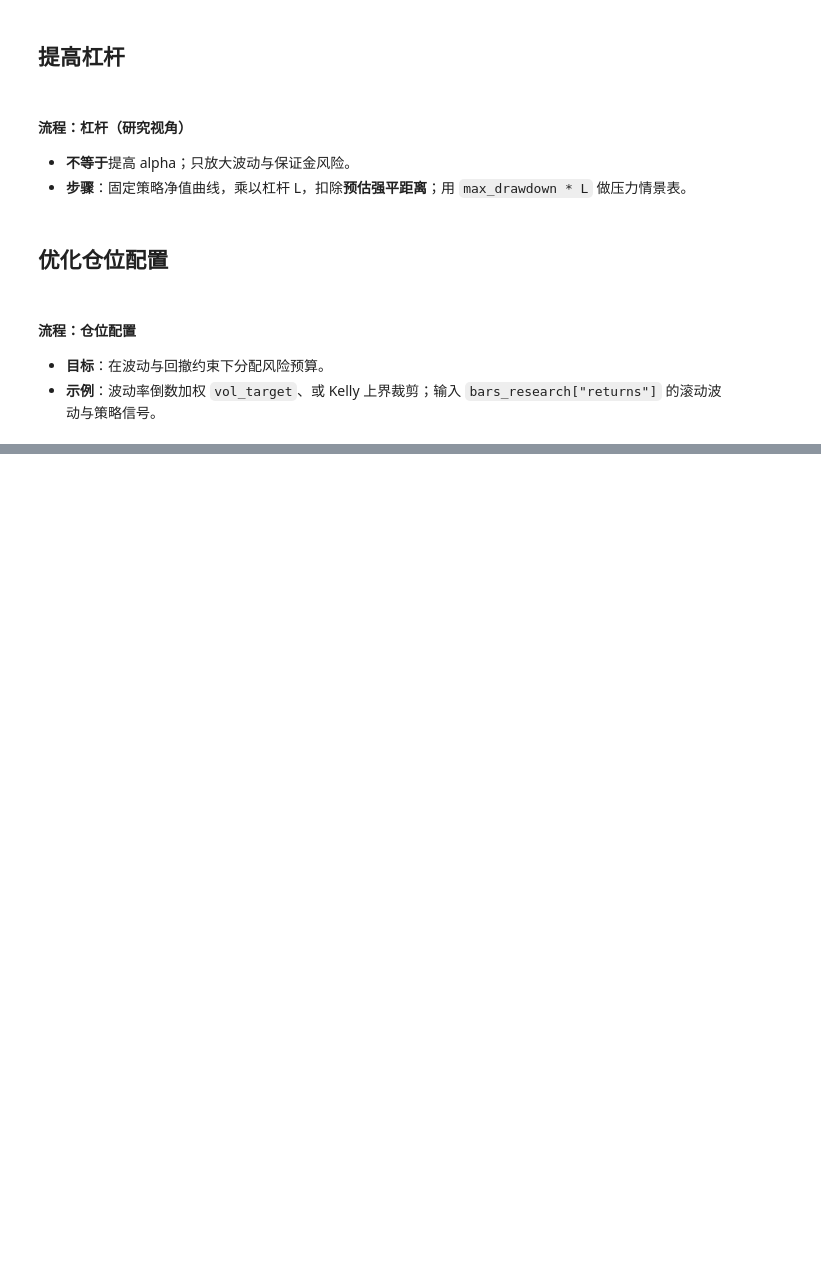
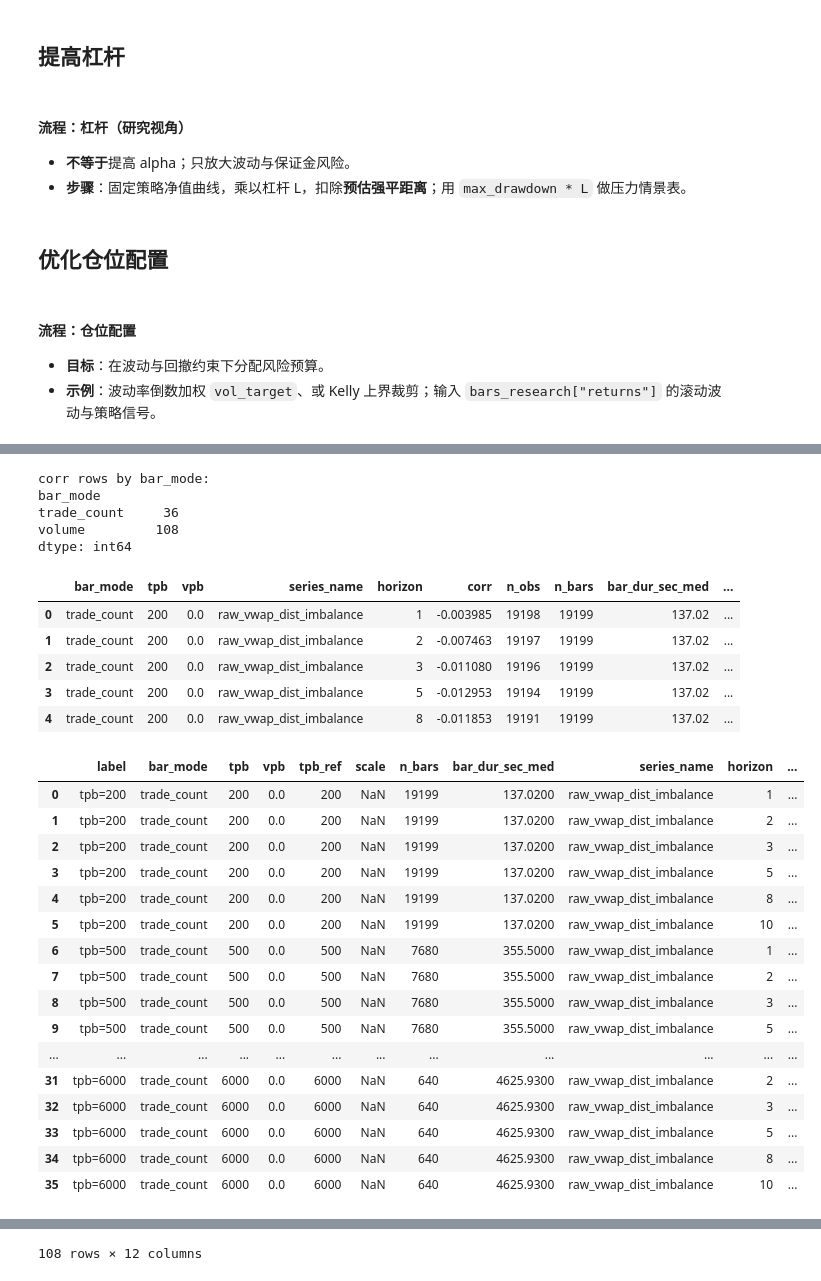
Before and after one commit to vincent-wat04/crypto_cta, a Jupyter notebook: notebooks/clean_signal_analysis.ipynb, the cells around one changed output, grey strips where cells are left out. Saved outputs shown, nothing was run; the diff lists cells and outputs as text; code cells hidden in the pictures; blank space fills up the shorter version.

```diff
--- a/notebooks/clean_signal_analysis.ipynb
+++ b/notebooks/clean_signal_analysis.ipynb
@@ -1498,0 +1635,62 @@ plt.show()
+# %%
+corr_frames = []
+for spec in bar_specs:
+    spec_in = {
+        "bar_mode": spec["bar_mode"],
+        "tpb": int(spec["tpb"]),
+        "vpb": float(spec["vpb"]),
+    }
+    corr_df, _bars_spec = evaluate_raw_signal_forward_corr(
+        trades_df_full,
+        spec_in,
+        horizons=FUTURE_HORIZONS,
+        imbalance_diff=0,
+    )
+    if corr_df.empty:
+        continue
+    corr_df["label"] = spec["label"]
+    corr_df["tpb_ref"] = spec["tpb_ref"]
+    corr_df["scale"] = spec["scale"]
+    corr_frames.append(corr_df)
+
+raw_signal_corr_grid = pd.concat(corr_frames, ignore_index=True)
+
+_cols = [
+    "label", "bar_mode", "tpb", "vpb", "tpb_ref", "scale",
+    "n_bars", "bar_dur_sec_med", "series_name", "horizon", "corr", "n_obs",
+]
+print("corr rows by bar_mode:")
+print(raw_signal_corr_grid.groupby("bar_mode", dropna=False).size())
+display(raw_signal_corr_grid.head())
+# 注意：按 label 字母排序时 "tpb=..." 全部排在 "vpb=..." 前面，head(30) 会把 volume 行挤没
+display(raw_signal_corr_grid.loc[raw_signal_corr_grid["bar_mode"] == "trade_count", _cols].sort_values(["tpb", "horizon"]))
+display(raw_signal_corr_grid.loc[raw_signal_corr_grid["bar_mode"] == "volume", _cols].sort_values(["tpb_ref", "scale", "horizon"]))
+# %% [output]
+corr rows by bar_mode:
+bar_mode
+trade_count     36
+volume         108
+dtype: int64
+|  | bar_mode | tpb | vpb | series_name | horizon | corr | n_obs | n_bars | bar_dur_sec_med | ... |
+| 0 | trade_count | 200 | 0.0 | raw_vwap_dist_imbalance | 1 | -0.003985 | 19198 | 19199 | 137.02 | ... |
+| 1 | trade_count | 200 | 0.0 | raw_vwap_dist_imbalance | 2 | -0.007463 | 19197 | 19199 | 137.02 | ... |
+| 2 | trade_count | 200 | 0.0 | raw_vwap_dist_imbalance | 3 | -0.011080 | 19196 | 19199 | 137.02 | ... |
+| 3 | trade_count | 200 | 0.0 | raw_vwap_dist_imbalance | 5 | -0.012953 | 19194 | 19199 | 137.02 | ... |
+| 4 | trade_count | 200 | 0.0 | raw_vwap_dist_imbalance | 8 | -0.011853 | 19191 | 19199 | 137.02 | ... |
+|  | label | bar_mode | tpb | vpb | tpb_ref | scale | n_bars | bar_dur_sec_med | series_name | horizon | ... |
+| 0 | tpb=200 | trade_count | 200 | 0.0 | 200 | NaN | 19199 | 137.0200 | raw_vwap_dist_imbalance | 1 | ... |
+| 1 | tpb=200 | trade_count | 200 | 0.0 | 200 | NaN | 19199 | 137.0200 | raw_vwap_dist_imbalance | 2 | ... |
+| 2 | tpb=200 | trade_count | 200 | 0.0 | 200 | NaN | 19199 | 137.0200 | raw_vwap_dist_imbalance | 3 | ... |
+| 3 | tpb=200 | trade_count | 200 | 0.0 | 200 | NaN | 19199 | 137.0200 | raw_vwap_dist_imbalance | 5 | ... |
+| 4 | tpb=200 | trade_count | 200 | 0.0 | 200 | NaN | 19199 | 137.0200 | raw_vwap_dist_imbalance | 8 | ... |
+| 5 | tpb=200 | trade_count | 200 | 0.0 | 200 | NaN | 19199 | 137.0200 | raw_vwap_dist_imbalance | 10 | ... |
+| 6 | tpb=500 | trade_count | 500 | 0.0 | 500 | NaN | 7680 | 355.5000 | raw_vwap_dist_imbalance | 1 | ... |
+| 7 | tpb=500 | trade_count | 500 | 0.0 | 500 | NaN | 7680 | 355.5000 | raw_vwap_dist_imbalance | 2 | ... |
+| 8 | tpb=500 | trade_count | 500 | 0.0 | 500 | NaN | 7680 | 355.5000 | raw_vwap_dist_imbalance | 3 | ... |
+| 9 | tpb=500 | trade_count | 500 | 0.0 | 500 | NaN | 7680 | 355.5000 | raw_vwap_dist_imbalance | 5 | ... |
+| ... | ... | ... | ... | ... | ... | ... | ... | ... | ... | ... | ... |
+| 31 | tpb=6000 | trade_count | 6000 | 0.0 | 6000 | NaN | 640 | 4625.9300 | raw_vwap_dist_imbalance | 2 | ... |
+| 32 | tpb=6000 | trade_count | 6000 | 0.0 | 6000 | NaN | 640 | 4625.9300 | raw_vwap_dist_imbalance | 3 | ... |
+| 33 | tpb=6000 | trade_count | 6000 | 0.0 | 6000 | NaN | 640 | 4625.9300 | raw_vwap_dist_imbalance | 5 | ... |
+| 34 | tpb=6000 | trade_count | 6000 | 0.0 | 6000 | NaN | 640 | 4625.9300 | raw_vwap_dist_imbalance | 8 | ... |
+| 35 | tpb=6000 | trade_count | 6000 | 0.0 | 6000 | NaN | 640 | 4625.9300 | raw_vwap_dist_imbalance | 10 | ... |
@@ -1498,0 +1709 @@ plt.show()
+108 rows × 12 columns
```
Also changed, not shown: parts of 36 cells of this notebook, 14 other files.
